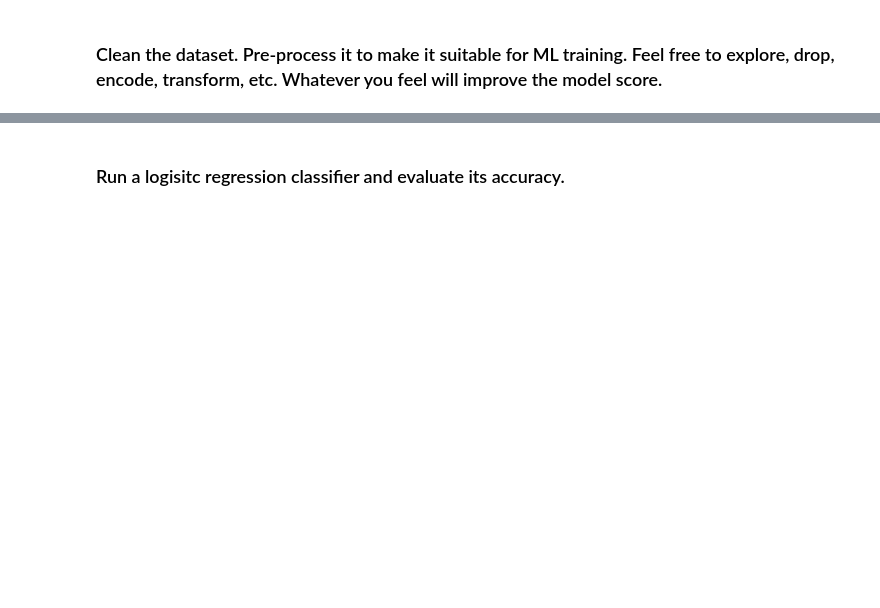
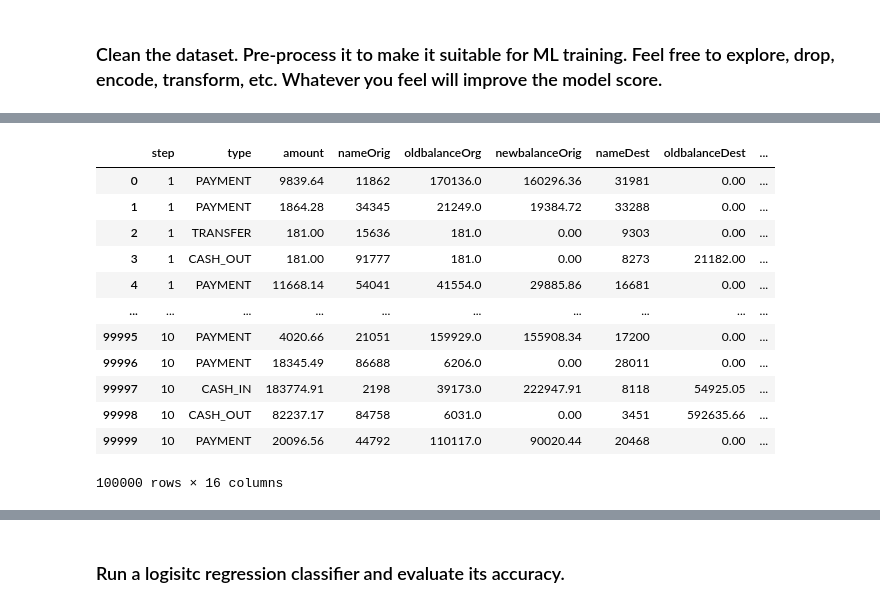
Before and after one commit to ylavr/lab-imbalance, a Jupyter notebook: your-code/lab_imbalance.ipynb, the cells around one changed output, grey strips where cells are left out. Drawn from its saved outputs; the diff is of its cells as text; code cells hidden in the pictures; blank space fills up the shorter version.

```diff
--- a/your-code/lab_imbalance.ipynb
+++ b/your-code/lab_imbalance.ipynb
@@ -21,0 +138,21 @@ Like we disussed in class, when we have noisy data, if we are not careful, we ca
+# %%
+from sklearn.preprocessing import LabelEncoder
+le=LabelEncoder()
+fraud_with_dummies['nameOrig']=le.fit_transform(fraud_with_dummies['nameOrig'])
+fraud_with_dummies['nameDest']=le.fit_transform(fraud_with_dummies['nameDest'])
+
+display(fraud_with_dummies)
+# %% [output]
+|  | step | type | amount | nameOrig | oldbalanceOrg | newbalanceOrig | nameDest | oldbalanceDest | ... |
+| 0 | 1 | PAYMENT | 9839.64 | 11862 | 170136.0 | 160296.36 | 31981 | 0.00 | ... |
+| 1 | 1 | PAYMENT | 1864.28 | 34345 | 21249.0 | 19384.72 | 33288 | 0.00 | ... |
+| 2 | 1 | TRANSFER | 181.00 | 15636 | 181.0 | 0.00 | 9303 | 0.00 | ... |
+| 3 | 1 | CASH_OUT | 181.00 | 91777 | 181.0 | 0.00 | 8273 | 21182.00 | ... |
+| 4 | 1 | PAYMENT | 11668.14 | 54041 | 41554.0 | 29885.86 | 16681 | 0.00 | ... |
+| ... | ... | ... | ... | ... | ... | ... | ... | ... | ... |
+| 99995 | 10 | PAYMENT | 4020.66 | 21051 | 159929.0 | 155908.34 | 17200 | 0.00 | ... |
+| 99996 | 10 | PAYMENT | 18345.49 | 86688 | 6206.0 | 0.00 | 28011 | 0.00 | ... |
+| 99997 | 10 | CASH_IN | 183774.91 | 2198 | 39173.0 | 222947.91 | 8118 | 54925.05 | ... |
+| 99998 | 10 | CASH_OUT | 82237.17 | 84758 | 6031.0 | 0.00 | 3451 | 592635.66 | ... |
+| 99999 | 10 | PAYMENT | 20096.56 | 44792 | 110117.0 | 90020.44 | 20468 | 0.00 | ... |
+100000 rows × 16 columns
```
Also changed, not shown: parts of 60 cells of this notebook.
